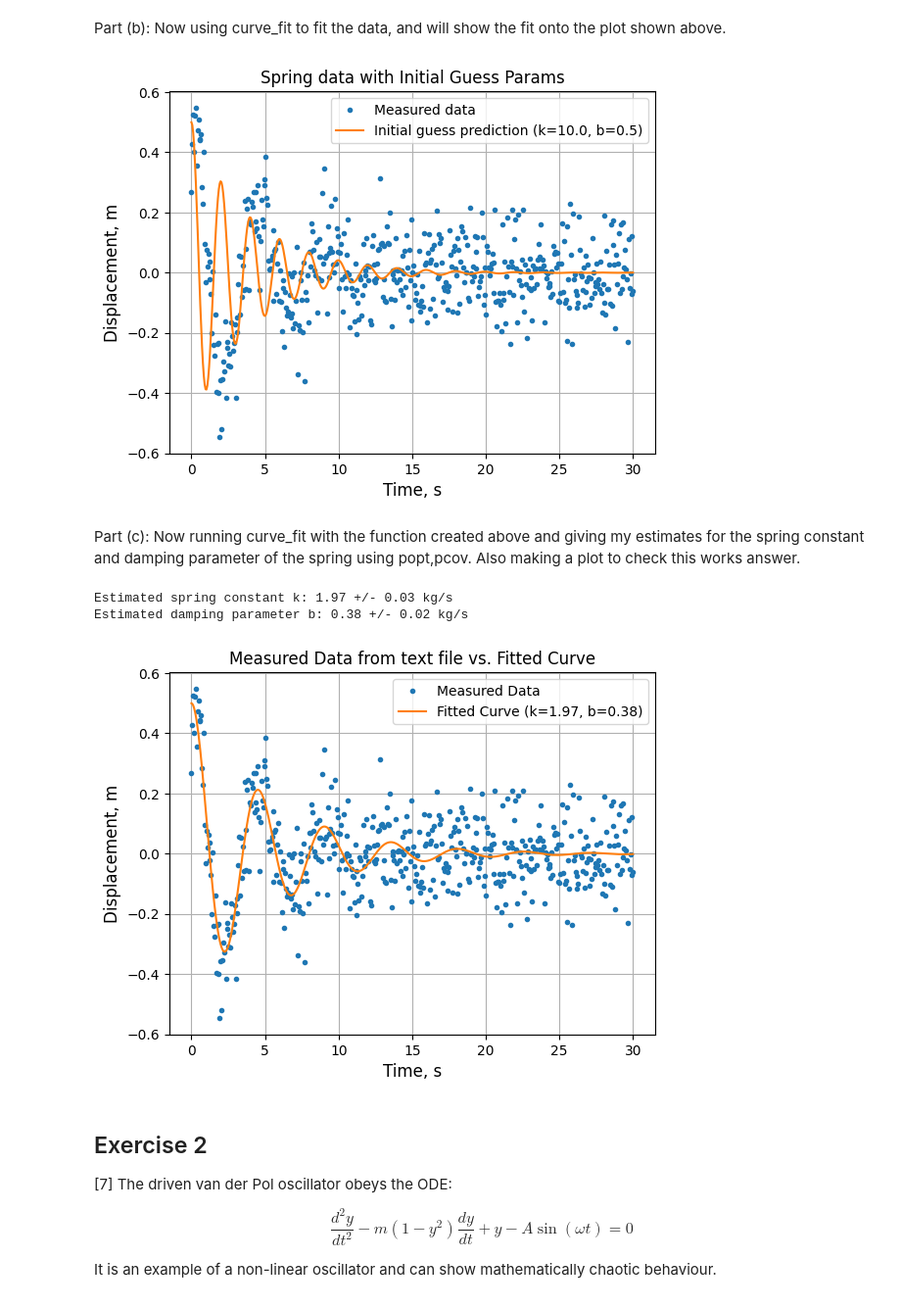
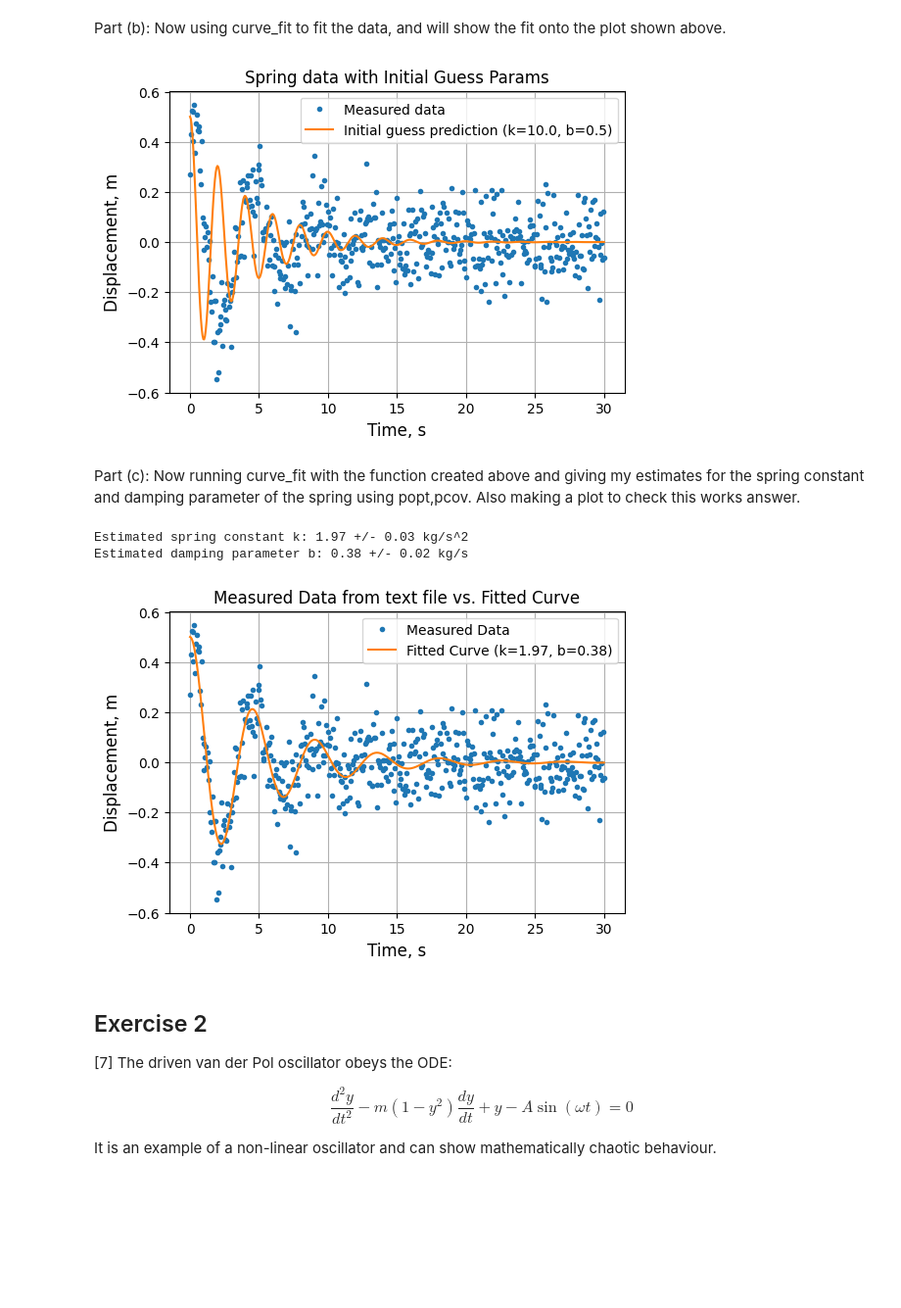
Before and after one commit to PX2145-2025/week-8-b-Lalsodagar-Adi, a Jupyter notebook: ODEs_Adi_Lalsodagar.ipynb, the cells around one changed output. Shown at 98% size. Saved outputs shown, nothing was run; the diff lists cells and outputs as text; code cells hidden in the pictures; blank space fills up the shorter version.

```diff
--- a/ODEs_Adi_Lalsodagar.ipynb
+++ b/ODEs_Adi_Lalsodagar.ipynb
@@ -347,25 +354,26 @@ Part (b): Now using curve_fit to fit the data, and will show the fit onto the pl
 # %%
 # Prepare data for curve_fit from the loaded 'dats' variable
 x_data = dats[:,0]
 y_data = dats[:,1]
 
 # Define initial guess parameters for k and b
 p0_initial_guess = [10.0, 0.5] # Example initial guesses for k and b
 
-# Call the func with initial guess parameters
+# Calling the function with initial guess parameters
 y_initial_guess = func(x_data, *p0_initial_guess)
 
-# Plot the data and the initial guess parameters
+# Plotting the data and the initial guess parameters
+plt.figure(figsize = (6,4))
 plt.plot(x_data, y_data, '.', label='Measured data')
 plt.plot(x_data, y_initial_guess, '-', label='Initial guess prediction (k={:.1f}, b={:.1f})'.format(*p0_initial_guess))
 plt.xlabel('Time, s',fontsize = 12)
 plt.ylabel('Displacement, m', fontsize = 12)
 plt.title('Spring data with Initial Guess Params')
 plt.legend()
 plt.grid()
 plt.show()
 # %% [output]
-[figure, old version]
+[figure, new version]
 # %% [markdown]
 Part (c): Now running curve_fit with the function created above and giving my estimates for the spring constant and damping parameter of the spring using popt,pcov. Also making a plot to check this works answer.
 # %%
@@ -395,13 +403,14 @@ b_estimate = popt[1]
 k_error = np.sqrt(pcov[0,0])
 b_error = np.sqrt(pcov[1,1])
 
-print(f"Estimated spring constant k: {k_estimate:.2f} +/- {k_error:.2f} kg/s")
+print(f"Estimated spring constant k: {k_estimate:.2f} +/- {k_error:.2f} kg/s^2")
 print(f"Estimated damping parameter b: {b_estimate:.2f} +/- {b_error:.2f} kg/s")
 # %% [output]
-Estimated spring constant k: 1.97 +/- 0.03 kg/s
+Estimated spring constant k: 1.97 +/- 0.03 kg/s^2
 Estimated damping parameter b: 0.38 +/- 0.02 kg/s
 # %%
-# Plot the measured data and the fitted curve
+# Plotting the measured data and the fitted curve
+plt.figure(figsize = (6,4))
 plt.plot(x_data, y_data, '.', label='Measured Data')
 plt.plot(x_data, func(x_data, *popt), '-', label='Fitted Curve (k={:.2f}, b={:.2f})'.format(*popt))
 plt.xlabel('Time, s', fontsize = 12)
@@ -410,7 +419,7 @@ plt.title('Measured Data from text file vs. Fitted Curve', fontsize = 12)
 plt.legend()
 plt.grid()
 # %% [output]
-[figure, old version]
+[figure, new version]
 # %% [markdown]
 ## Exercise 2
 
```
Also changed, not shown: parts of 10 cells of this notebook.
